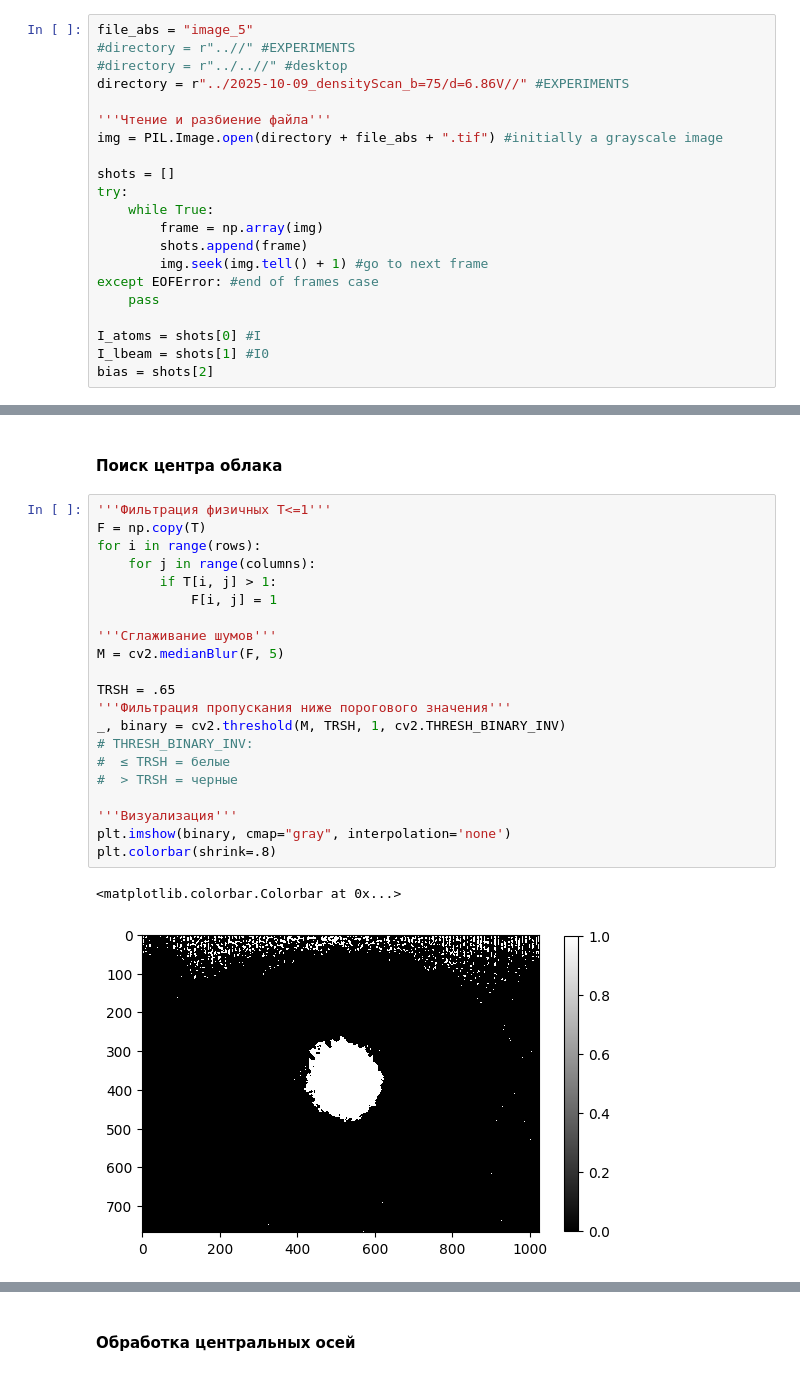
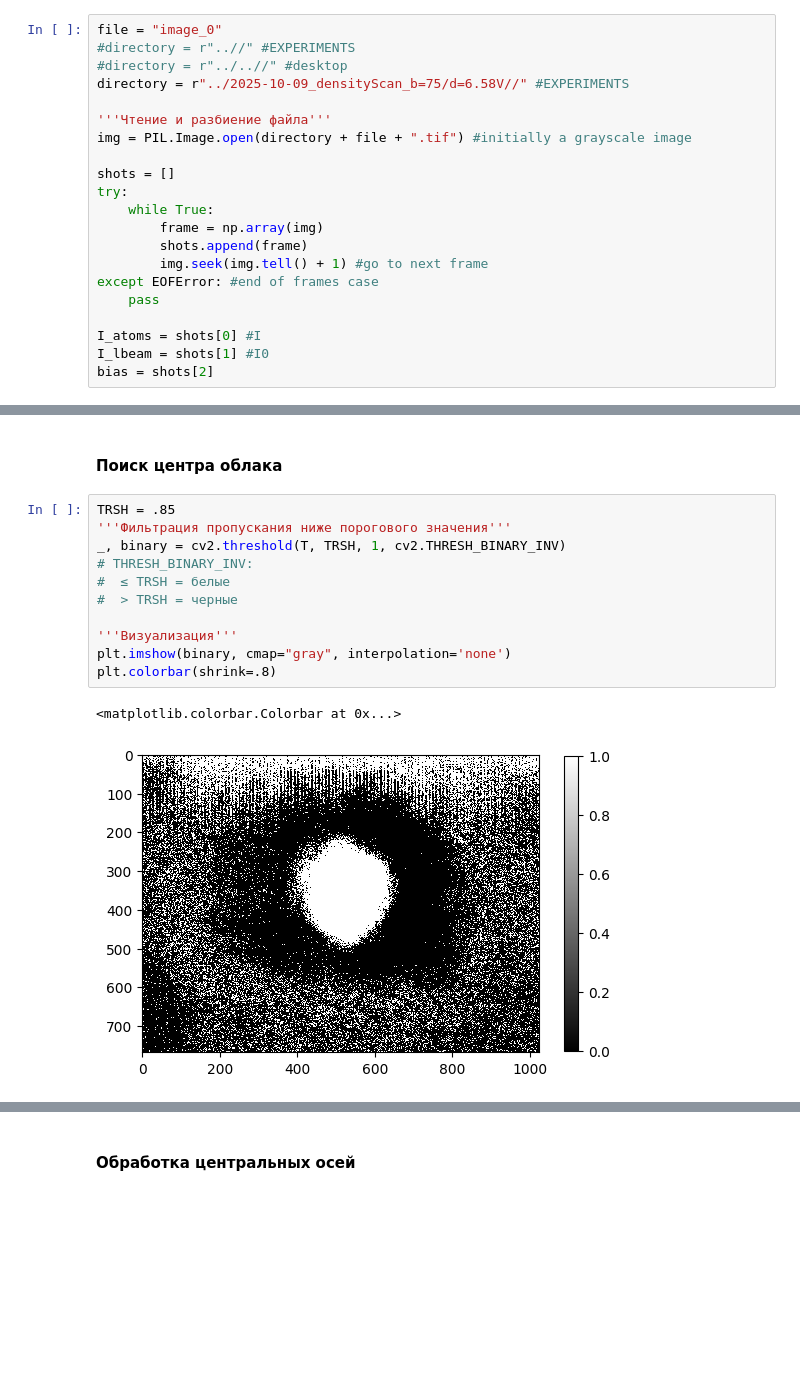
Before and after one commit to chekhyr/AbIm-soft, a Jupyter notebook: AI_Calcium.ipynb, the cells around one changed output, grey strips where cells are left out. Drawn from its saved outputs; the diff is of its cells as text; blank space fills up the shorter version.

```diff
--- a/AI_Calcium.ipynb
+++ b/AI_Calcium.ipynb
@@ -27,13 +27,13 @@ K_abs = 0.0008332755449029944
 # %% [markdown]
 #### Обработка поглощения
 # %%
-file_abs = "image_5"
+file = "image_0"
 #directory = r"..//" #EXPERIMENTS
 #directory = r"../..//" #desktop
-directory = r"../2025-10-09_densityScan_b=75/d=6.86V//" #EXPERIMENTS
+directory = r"../2025-10-09_densityScan_b=75/d=6.58V//" #EXPERIMENTS
 
 '''Чтение и разбиение файла'''
-img = PIL.Image.open(directory + file_abs + ".tif") #initially a grayscale image
+img = PIL.Image.open(directory + file + ".tif") #initially a grayscale image
 
 shots = []
 try:
@@ -65,29 +65,19 @@ plt.colorbar(shrink=.8)
 # %% [markdown]
 #### Поиск центра облака
 # %%
-'''Фильтрация физичных T<=1'''
-F = np.copy(T)
-for i in range(rows):
-    for j in range(columns):
-        if T[i, j] > 1:
-            F[i, j] = 1
-
-'''Сглаживание шумов'''
-M = cv2.medianBlur(F, 5)
-
-TRSH = .65
+TRSH = .85
 '''Фильтрация пропускания ниже порогового значения'''
-_, binary = cv2.threshold(M, TRSH, 1, cv2.THRESH_BINARY_INV)
+_, binary = cv2.threshold(T, TRSH, 1, cv2.THRESH_BINARY_INV)
 # THRESH_BINARY_INV:
 #  ≤ TRSH = белые
 #  > TRSH = черные
 
 '''Визуализация'''
 plt.imshow(binary, cmap="gray", interpolation='none')
 plt.colorbar(shrink=.8)
 # %% [output]
 <matplotlib.colorbar.Colorbar at 0x...>
-[figure, old version]
+[figure, new version]
 # %%
 '''Выделение контура поглощения'''
 contours, _ = cv2.findContours(binary.astype(np.uint8), cv2.RETR_EXTERNAL, cv2.CHAIN_APPROX_SIMPLE)
```
Also changed, not shown: parts of 6 cells of this notebook.
